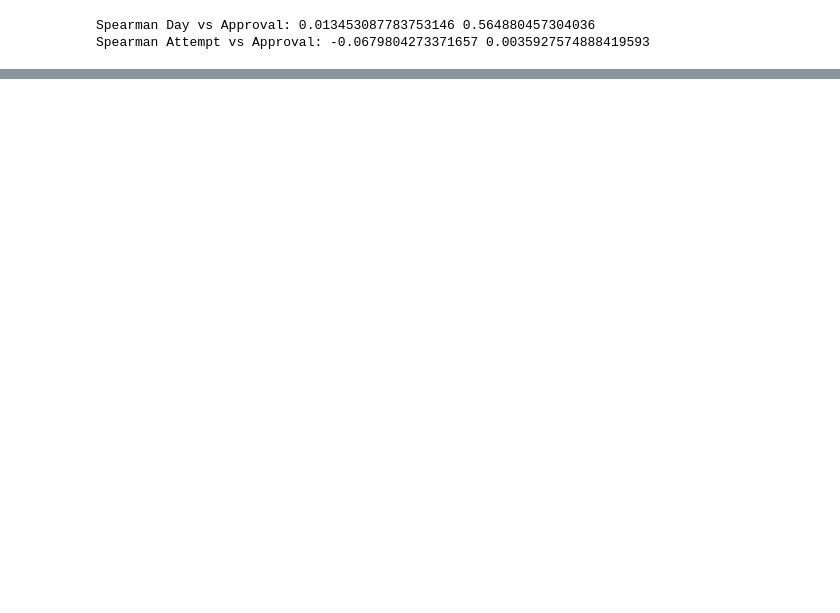
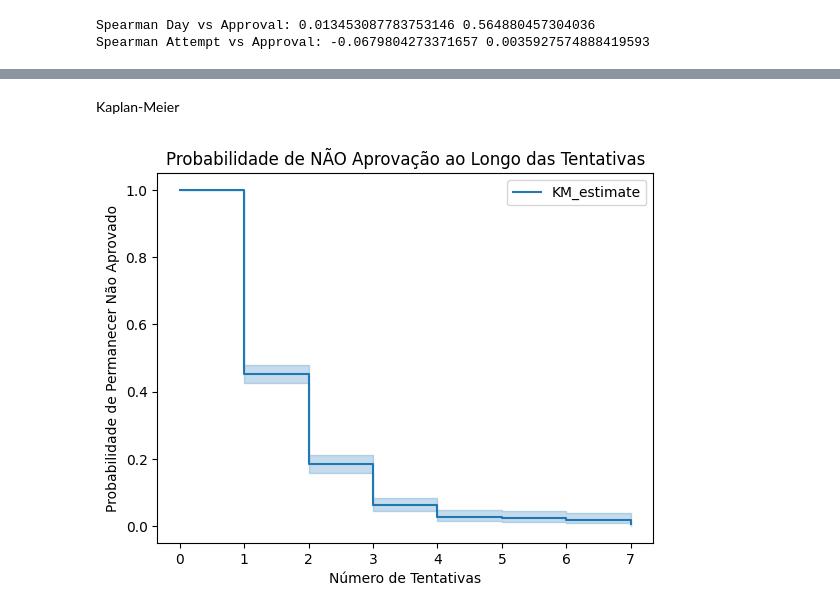
Before and after one commit to Maldinni/SIGAMA-data-analysis, a Jupyter notebook: src/plotting/statistical_methods.ipynb, the cells around one changed output, grey strips where cells are left out. Saved outputs shown, nothing was run; the diff lists cells and outputs as text; code cells hidden in the pictures; blank space fills up the shorter version.

Commit message:
[FEATURE] Survival Analysis implementada

```diff
--- a/src/plotting/statistical_methods.ipynb
+++ b/src/plotting/statistical_methods.ipynb
@@ -96,0 +99,14 @@ Spearman Attempt vs Approval: -0.0679804273371657 0.0035927574888419593
+# %%
+df = df.sort_values(["cpf_hash", "ano", "mês", "dia"])
+df["attempt_number"] = df.groupby("cpf_hash").cumcount() + 1
+# %%
+survival_df = (
+    df.groupby("cpf_hash")
+      .agg(
+          duration=("attempt_number", "max"),
+          event=("approved", "max")  # 1 se foi aprovado alguma vez
+      )
+      .reset_index()
+)
+
+survival_df.head()
@@ -96,0 +120,20 @@ Spearman Attempt vs Approval: -0.0679804273371657 0.0035927574888419593
+# %% [markdown]
+Kaplan-Meier
+# %%
+from lifelines import KaplanMeierFitter
+import matplotlib.pyplot as plt
+
+kmf = KaplanMeierFitter()
+
+kmf.fit(
+    durations=survival_df["duration"],
+    event_observed=survival_df["event"]
+)
+
+kmf.plot_survival_function()
+plt.title("Probabilidade de NÃO Aprovação ao Longo das Tentativas")
+plt.xlabel("Número de Tentativas")
+plt.ylabel("Probabilidade de Permanecer Não Aprovado")
+plt.show()
+# %% [output]
+[figure, added]
```
Also changed, not shown: parts of 3 cells of this notebook.
